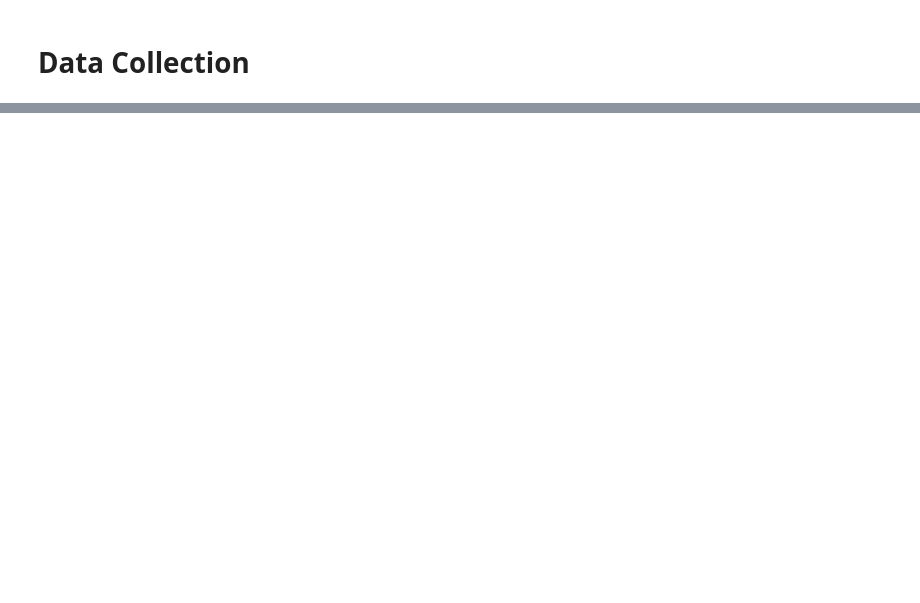
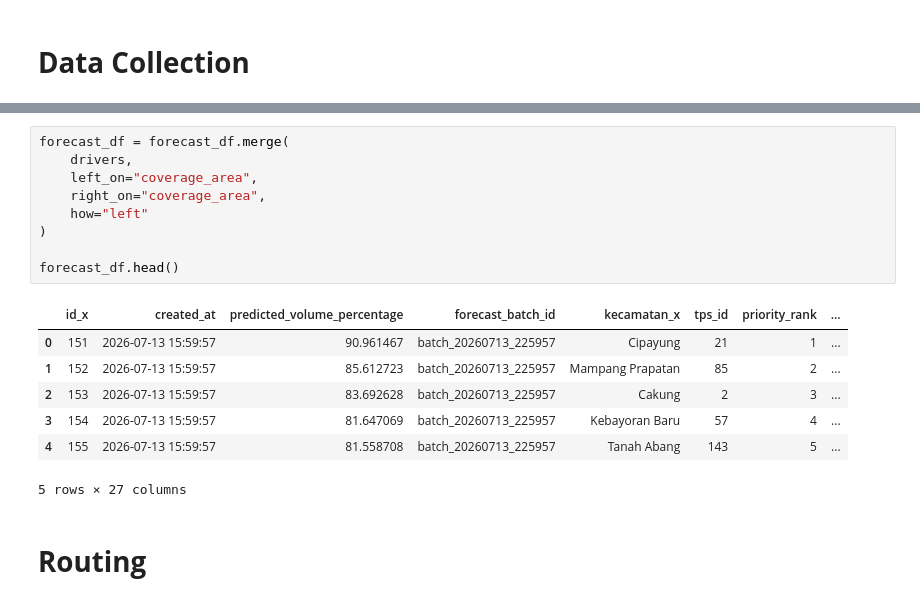
Before and after one commit to Falrafa4/samling-ai, a Jupyter notebook: backend/app/ai/models/route_recommendation/Route Recommendation.ipynb, the cells around one changed output, grey strips where cells are left out. Saved outputs shown, nothing was run; the diff lists cells and outputs as text; blank space fills up the shorter version.

```diff
--- a/backend/app/ai/models/route_recommendation/Route Recommendation.ipynb
+++ b/backend/app/ai/models/route_recommendation/Route Recommendation.ipynb
@@ -75,0 +210,19 @@ forecast_df
+# %%
+forecast_df = forecast_df.merge(
+    drivers,
+    left_on="coverage_area",
+    right_on="coverage_area",
+    how="left"
+)
+
+forecast_df.head()
+# %% [output]
+|  | id_x | created_at | predicted_volume_percentage | forecast_batch_id | kecamatan_x | tps_id | priority_rank | ... |
+| 0 | 151 | 2026-07-13 15:59:57 | 90.961467 | batch_20260713_225957 | Cipayung | 21 | 1 | ... |
+| 1 | 152 | 2026-07-13 15:59:57 | 85.612723 | batch_20260713_225957 | Mampang Prapatan | 85 | 2 | ... |
+| 2 | 153 | 2026-07-13 15:59:57 | 83.692628 | batch_20260713_225957 | Cakung | 2 | 3 | ... |
+| 3 | 154 | 2026-07-13 15:59:57 | 81.647069 | batch_20260713_225957 | Kebayoran Baru | 57 | 4 | ... |
+| 4 | 155 | 2026-07-13 15:59:57 | 81.558708 | batch_20260713_225957 | Tanah Abang | 143 | 5 | ... |
+5 rows × 27 columns
+# %% [markdown]
+# **Routing**
```
Also changed, not shown: parts of 15 cells of this notebook, 9 other files.
